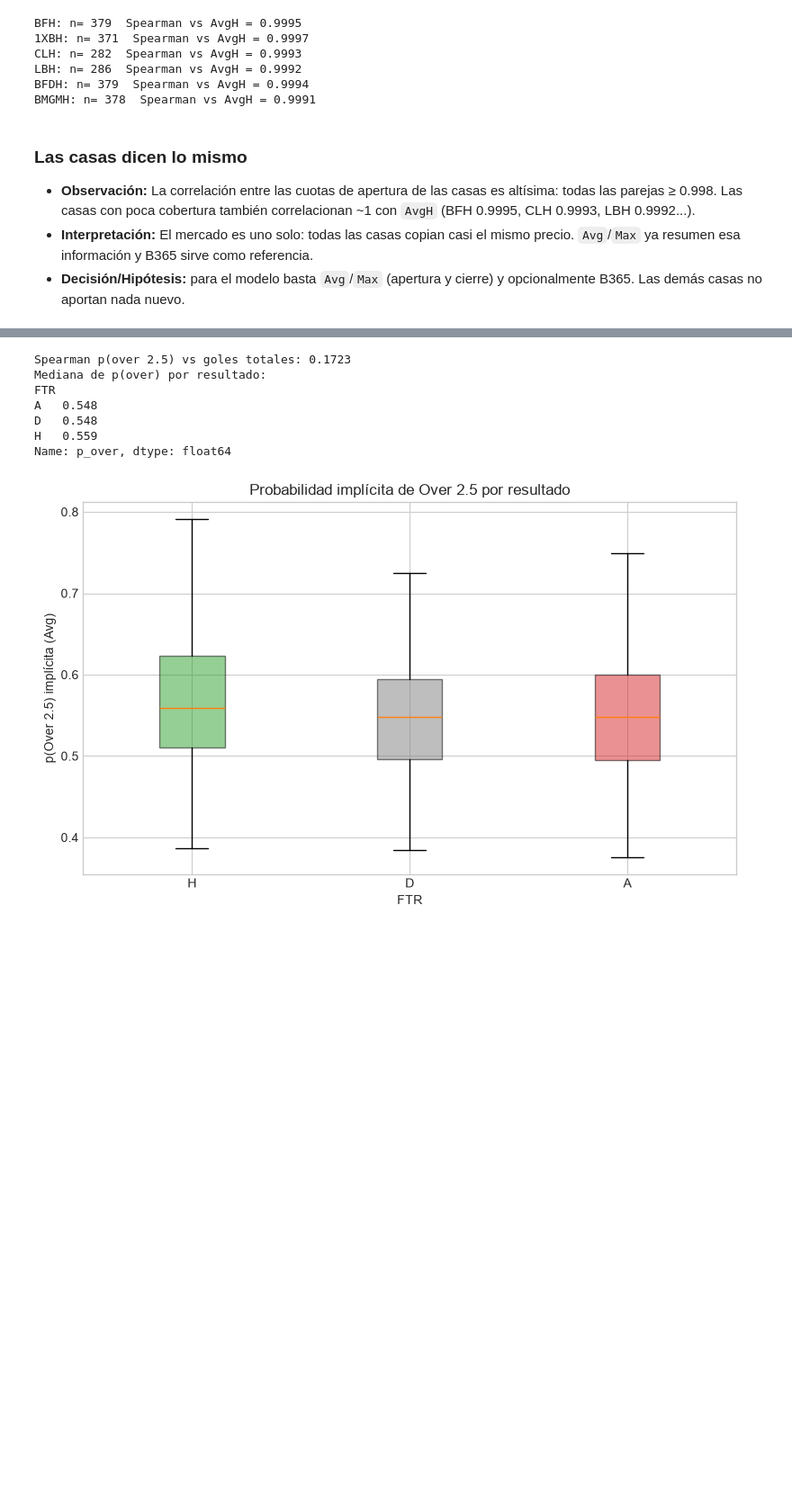
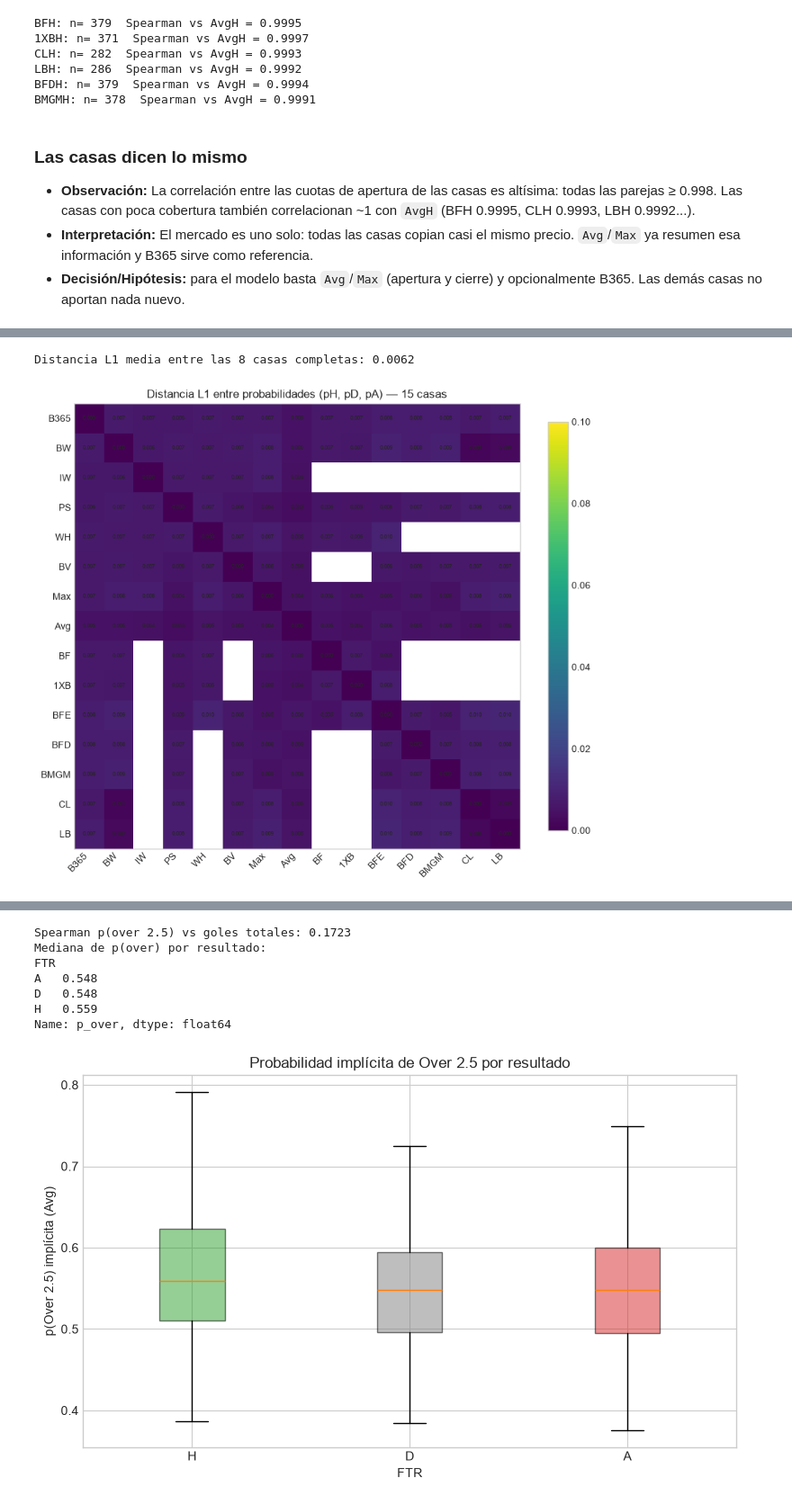
Before and after one commit to errodd/premier_league_football_predictor, a Jupyter notebook: notebooks/EDA.ipynb, the cells around one changed output, grey strips where cells are left out. Shown at 90% size. Saved outputs shown, nothing was run; the diff lists cells and outputs as text; code cells hidden in the pictures; blank space fills up the shorter version.

```diff
--- a/notebooks/EDA.ipynb
+++ b/notebooks/EDA.ipynb
@@ -1206,0 +1278,68 @@ BMGMH: n= 378  Spearman vs AvgH = 0.9991
+# %%
+# Similitud completa: distancia L1 entre vectores de probabilidad (pH, pD, pA)
+# Convertimos las cuotas de cada casa a probabilidades implícitas y medimos cuánto
+# difieren dos casas en su opinión del partido entero.
+casas = {
+    "B365": ("B365H","B365D","B365A"), "BW": ("BWH","BWD","BWA"),
+    "IW": ("IWH","IWD","IWA"), "PS": ("PSH","PSD","PSA"),
+    "WH": ("WHH","WHD","WHA"), "BV": ("BVH","BVD","BVA"),
+    "Max": ("MaxH","MaxD","MaxA"), "Avg": ("AvgH","AvgD","AvgA"),
+    "BF": ("BFH","BFD","BFA"), "1XB": ("1XBH","1XBD","1XBA"),
+    "BFE": ("BFEH","BFED","BFEA"), "BFD": ("BFDH","BFDD","BFDA"),
+    "BMGM": ("BMGMH","BMGMD","BMGMA"), "CL": ("CLH","CLD","CLA"),
+    "LB": ("LBH","LBD","LBA"),
+}
+
+def implied_prob(h, d, a):
+    raw = 1/h + 1/d + 1/a
+    return 1/h / raw, 1/d / raw, 1/a / raw
+
+# Guardamos las 3 probabilidades por casa (alineadas al índice del dataset)
+probs = {}
+for casa, (h, d, a) in casas.items():
+    sub = premier_df[[h, d, a]].copy()
+    p = sub.apply(lambda r: implied_prob(r[h], r[d], r[a]), axis=1, result_type="expand")
+    p.columns = ["pH", "pD", "pA"]
+    probs[casa] = p
+
+nombres = list(casas.keys())
+dist = pd.DataFrame(index=nombres, columns=nombres, dtype=float)
+for i, c1 in enumerate(nombres):
+    for j, c2 in enumerate(nombres):
+        if i == j:
+            dist.iloc[i, j] = 0.0
+            continue
+        df_pair = pd.concat([probs[c1], probs[c2]], axis=1)
+        df_pair.columns = ["pH1","pD1","pA1","pH2","pD2","pA2"]
+        df_pair = df_pair.dropna()
+        if len(df_pair) == 0:
+            dist.iloc[i, j] = float("nan")
+            continue
+        d1 = (df_pair["pH1"] - df_pair["pH2"]).abs()
+        d2 = (df_pair["pD1"] - df_pair["pD2"]).abs()
+        d3 = (df_pair["pA1"] - df_pair["pA2"]).abs()
+        dist.iloc[i, j] = ((d1 + d2 + d3) / 3).mean()
+
+print("Distancia L1 media entre las 8 casas completas: %.4f" % dist.loc[
+    ["B365","BW","IW","PS","WH","BV","Max","Avg"], ["B365","BW","IW","PS","WH","BV","Max","Avg"]
+].to_numpy()[~np.eye(8, dtype=bool)].mean())
+
+fig, ax = plt.subplots(figsize=(9, 8))
+ax.grid(False)
+im = ax.imshow(dist.astype(float).values, vmin=0, vmax=0.1, cmap="viridis")
+ax.set_xticks(range(len(nombres)))
+ax.set_xticklabels(nombres, rotation=45, ha="right")
+ax.set_yticks(range(len(nombres)))
+ax.set_yticklabels(nombres)
+for i in range(len(nombres)):
+    for j in range(len(nombres)):
+        v = dist.iloc[i, j]
+        if not np.isnan(v):
+            ax.text(j, i, f"{v:.3f}", ha="center", va="center", fontsize=6)
+fig.colorbar(im, ax=ax, shrink=0.8)
+ax.set_title("Distancia L1 entre probabilidades (pH, pD, pA) — 15 casas")
+plt.tight_layout()
+plt.show()
+# %% [output]
+Distancia L1 media entre las 8 casas completas: 0.0062
+[figure, added]
```
Also changed, not shown: parts of 4 cells of this notebook.
